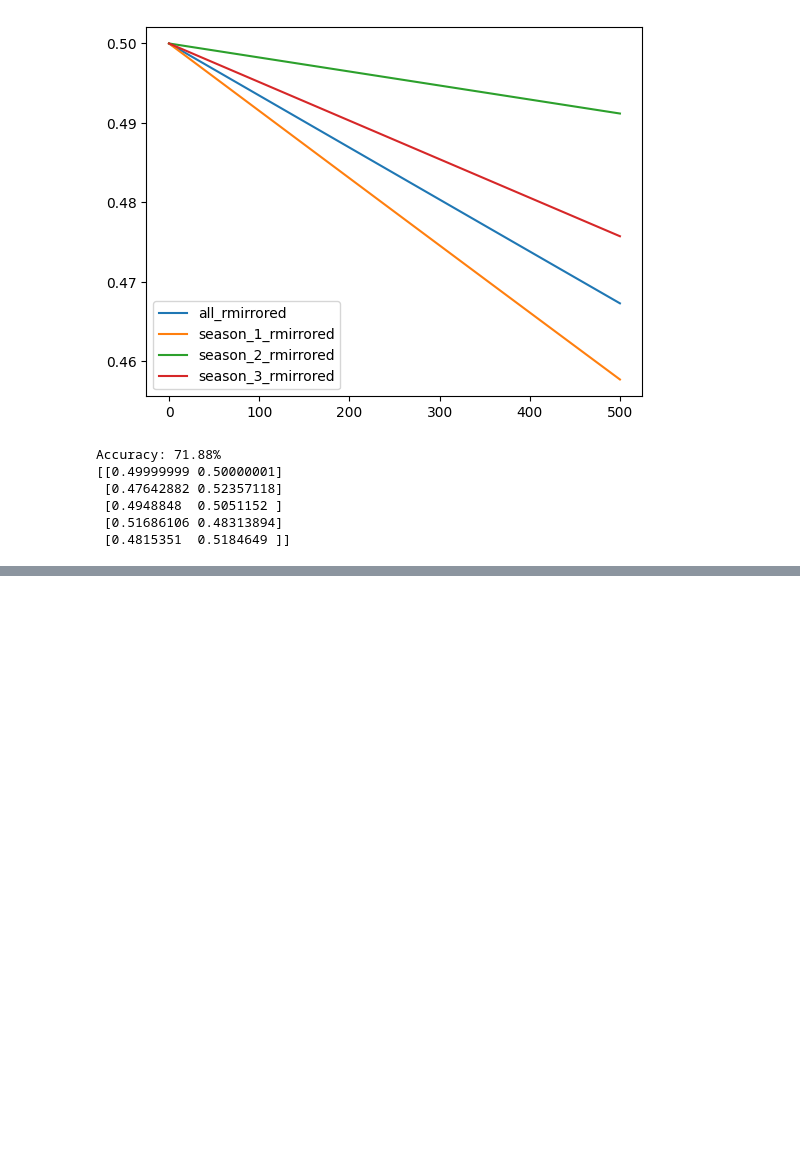
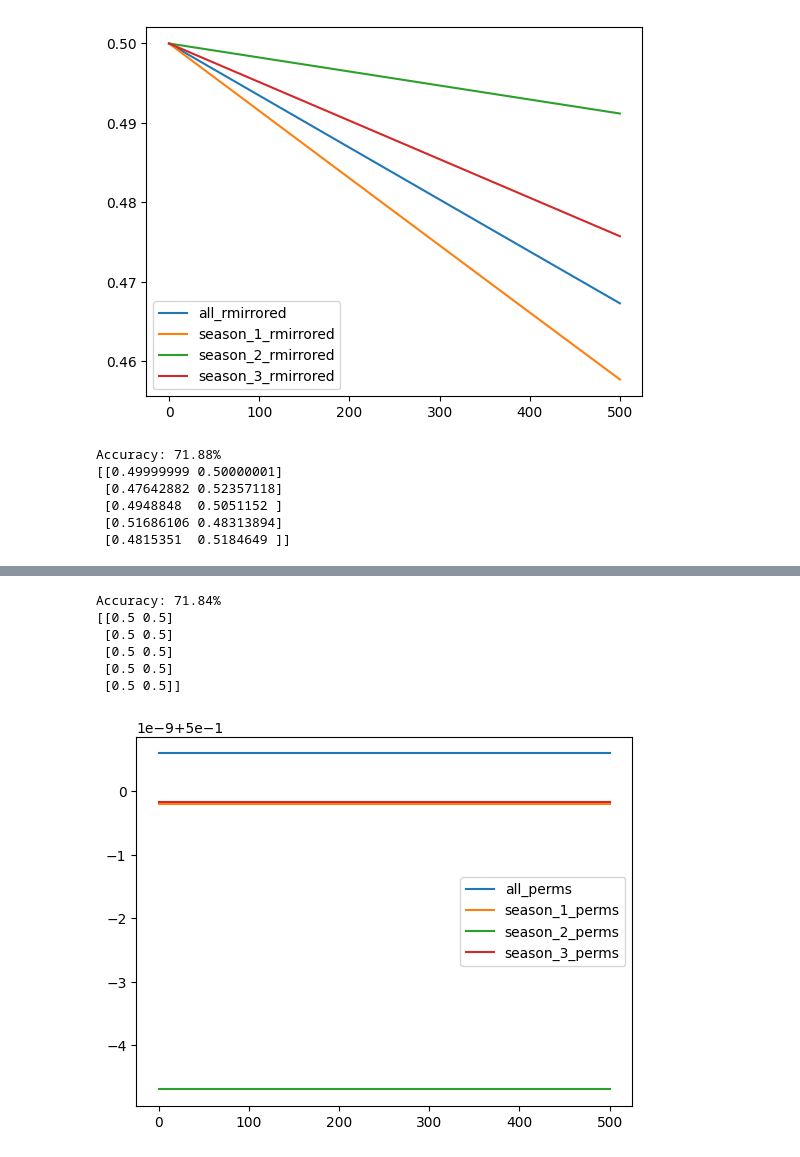
Before and after one commit to L1ghtBeam/cs5-final-project, a Jupyter notebook: ml-analysis.ipynb, the cells around one changed output, grey strips where cells are left out. Drawn from its saved outputs; the diff is of its cells as text; code cells hidden in the pictures; blank space fills up the shorter version.

```diff
--- a/ml-analysis.ipynb
+++ b/ml-analysis.ipynb
@@ -279,0 +398,37 @@ Accuracy: 71.88%
+# %%
+X, y = get_batch('all_perms')
+clf = LogisticRegression(penalty='l2').fit(X, y)
+
+print(f"Accuracy: {clf.score(X, y):.2%}")
+
+print(clf.predict_proba([[2000,1500,1500,1500,2000,1500,1500,1500],
+                         [1500,2000,1500,1500,2000,1500,1500,1500],
+                         [1500,1500,2000,1500,2000,1500,1500,1500],
+                         [1500,1500,1500,2000,2000,1500,1500,1500],
+                         [1500,2000,1500,1500,1500,1500,2000,1500]]))
+# %% [output]
+Accuracy: 71.84%
+[[0.5 0.5]
+ [0.5 0.5]
+ [0.5 0.5]
+ [0.5 0.5]
+ [0.5 0.5]]
+# %%
+def gen_graphs_large(x, feature_func, batches):
+    fig, ax = plt.subplots()
+    for batch in batches:
+        X, y = get_batch(batch)
+        clf = LogisticRegression(penalty='l2').fit(X, y)
+        plot_y = clf.predict_proba([feature_func(v) for v in x])[:, 0]
+        ax.plot(x, plot_y, label=batch)
+    ax.legend()
+    plt.show()
+# %%
+def team_with_dead_weight(x):
+    r = x/3
+    return [1500-x,1500+r,1500+r,1500+r] + [1500] * 4
+
+gen_graphs_large(np.linspace(0, 500, 100), team_with_dead_weight,
+            ['all_perms', 'season_1_perms', 'season_2_perms', 'season_3_perms'])
+# %% [output]
+[figure, added]
```
Also changed, not shown: parts of 16 cells of this notebook, 1 other file.
